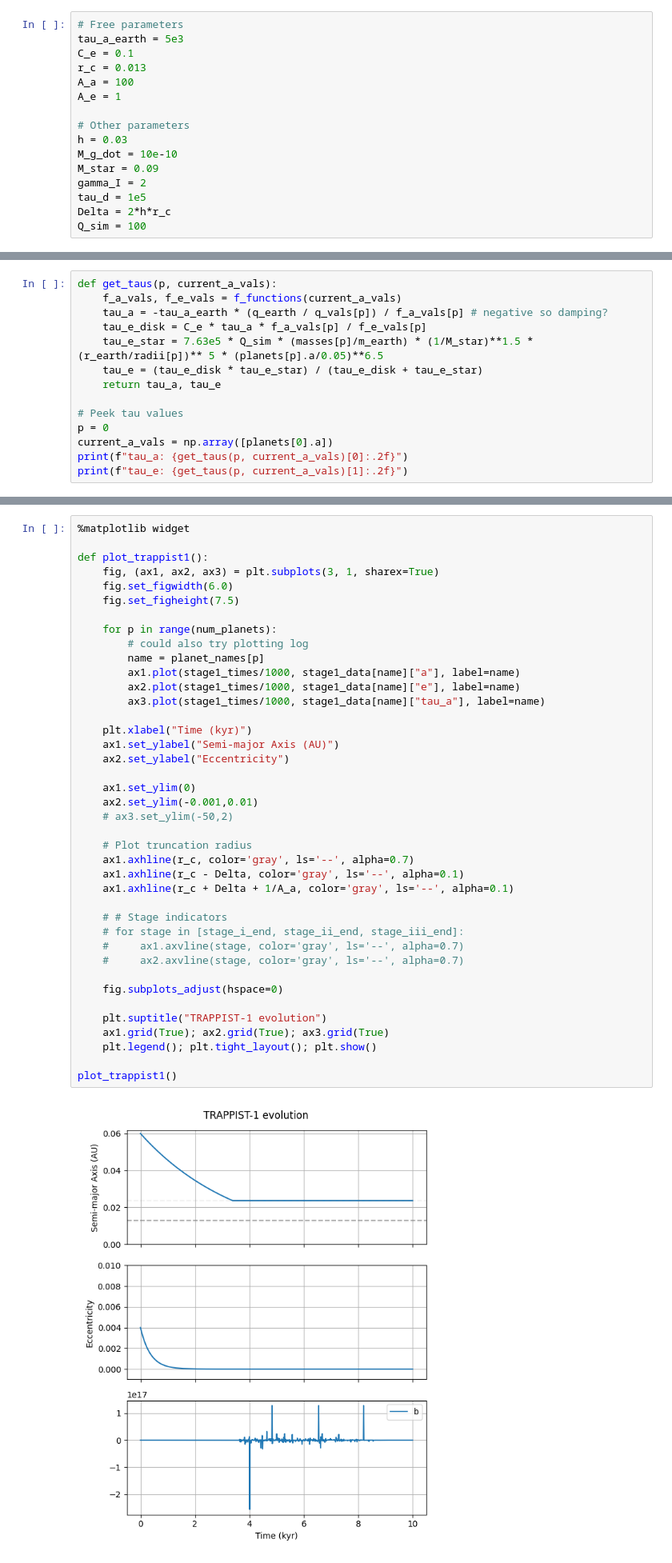
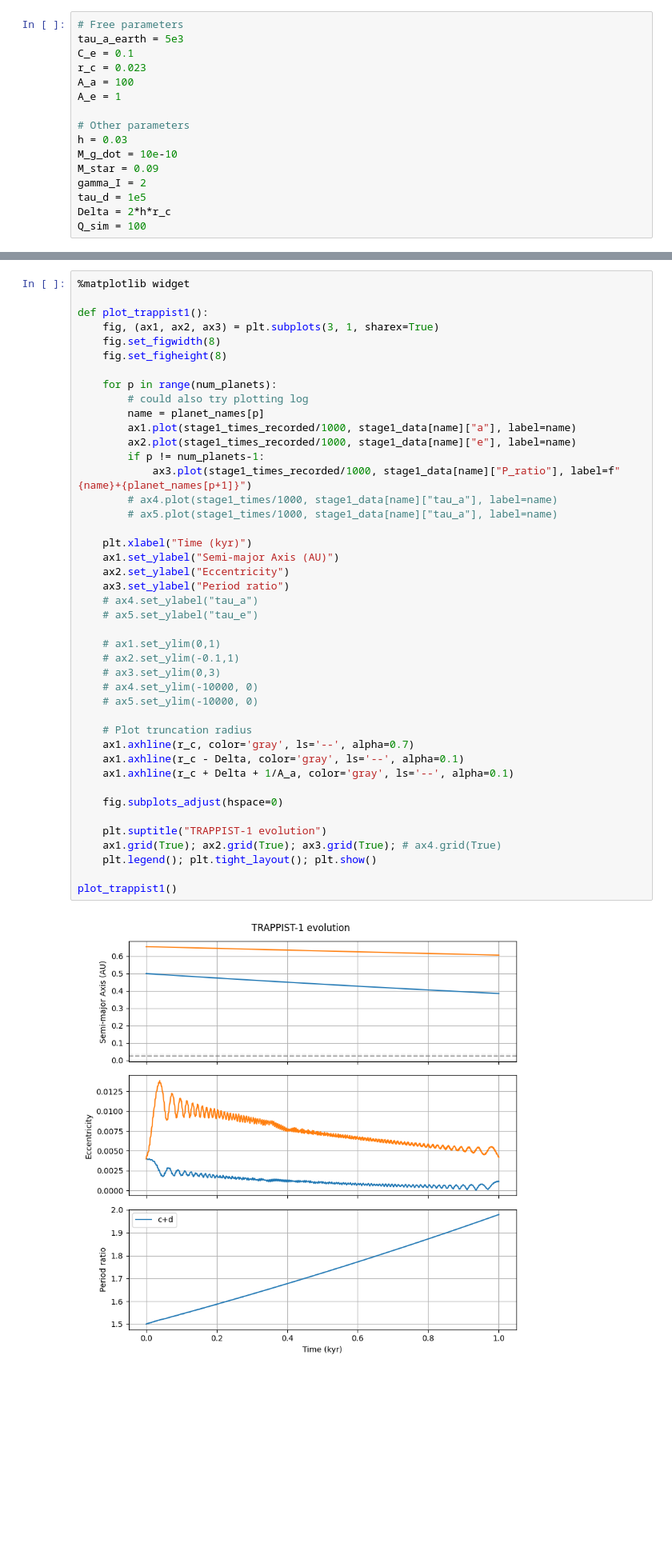
Before and after one commit to dchen10Git/uchi-exoplanets-2025, a Jupyter notebook: one_planet.ipynb, the cells around one changed output, grey strips where cells are left out. Shown at 80% size. Cells and saved outputs as stored; diff of their text form; blank space fills up the shorter version.

```diff
--- a/one_planet.ipynb
+++ b/one_planet.ipynb
@@ -54,7 +66,7 @@ Based on Huang & Ormel. See `trappist1_migration.ipynb`.
 # Free parameters
 tau_a_earth = 5e3
 C_e = 0.1
-r_c = 0.013
+r_c = 0.023
 A_a = 100
 A_e = 1
 
@@ -180,17 +226,3 @@ def stage2():
 
     # display(stage1_data['b'])
     pass
-# %%
-def get_taus(p, current_a_vals):
-    f_a_vals, f_e_vals = f_functions(current_a_vals)
-    tau_a = -tau_a_earth * (q_earth / q_vals[p]) / f_a_vals[p] # negative so damping?
-    tau_e_disk = C_e * tau_a * f_a_vals[p] / f_e_vals[p]
-    tau_e_star = 7.63e5 * Q_sim * (masses[p]/m_earth) * (1/M_star)**1.5 * (r_earth/radii[p])** 5 * (planets[p].a/0.05)**6.5
-    tau_e = (tau_e_disk * tau_e_star) / (tau_e_disk + tau_e_star)
-    return tau_a, tau_e
-
-# Peek tau values
-p = 0
-current_a_vals = np.array([planets[0].a])
-print(f"tau_a: {get_taus(p, current_a_vals)[0]:.2f}")
-print(f"tau_e: {get_taus(p, current_a_vals)[1]:.2f}")
@@ -241,42 +269,45 @@ Wall time: 792 ms
 # %%
 %matplotlib widget
 
 def plot_trappist1():
     fig, (ax1, ax2, ax3) = plt.subplots(3, 1, sharex=True)
-    fig.set_figwidth(6.0)
-    fig.set_figheight(7.5)
+    fig.set_figwidth(8)
+    fig.set_figheight(8)
 
     for p in range(num_planets):
         # could also try plotting log
         name = planet_names[p]
-        ax1.plot(stage1_times/1000, stage1_data[name]["a"], label=name)
-        ax2.plot(stage1_times/1000, stage1_data[name]["e"], label=name)
-        ax3.plot(stage1_times/1000, stage1_data[name]["tau_a"], label=name)
+        ax1.plot(stage1_times_recorded/1000, stage1_data[name]["a"], label=name)
+        ax2.plot(stage1_times_recorded/1000, stage1_data[name]["e"], label=name)
+        if p != num_planets-1:
+            ax3.plot(stage1_times_recorded/1000, stage1_data[name]["P_ratio"], label=f"{name}+{planet_names[p+1]}")
+        # ax4.plot(stage1_times/1000, stage1_data[name]["tau_a"], label=name)
+        # ax5.plot(stage1_times/1000, stage1_data[name]["tau_a"], label=name)
 
     plt.xlabel("Time (kyr)")
     ax1.set_ylabel("Semi-major Axis (AU)")
     ax2.set_ylabel("Eccentricity")
+    ax3.set_ylabel("Period ratio")
+    # ax4.set_ylabel("tau_a")
+    # ax5.set_ylabel("tau_e")
 
-    ax1.set_ylim(0)
-    ax2.set_ylim(-0.001,0.01)
-    # ax3.set_ylim(-50,2)
+    # ax1.set_ylim(0,1)
+    # ax2.set_ylim(-0.1,1)
+    # ax3.set_ylim(0,3)
+    # ax4.set_ylim(-10000, 0)
+    # ax5.set_ylim(-10000, 0)
 
     # Plot truncation radius
     ax1.axhline(r_c, color='gray', ls='--', alpha=0.7)
     ax1.axhline(r_c - Delta, color='gray', ls='--', alpha=0.1)
     ax1.axhline(r_c + Delta + 1/A_a, color='gray', ls='--', alpha=0.1)
 
-    # # Stage indicators
-    # for stage in [stage_i_end, stage_ii_end, stage_iii_end]:
-    #     ax1.axvline(stage, color='gray', ls='--', alpha=0.7)
-    #     ax2.axvline(stage, color='gray', ls='--', alpha=0.7)
-
     fig.subplots_adjust(hspace=0)
 
     plt.suptitle("TRAPPIST-1 evolution")
-    ax1.grid(True); ax2.grid(True); ax3.grid(True)
+    ax1.grid(True); ax2.grid(True); ax3.grid(True); # ax4.grid(True)
     plt.legend(); plt.tight_layout(); plt.show()
 
 plot_trappist1()
 # %% [output]
-[figure, old version]
+[figure, new version]
```
Also changed, not shown: parts of 15 cells of this notebook, 1 other file.
